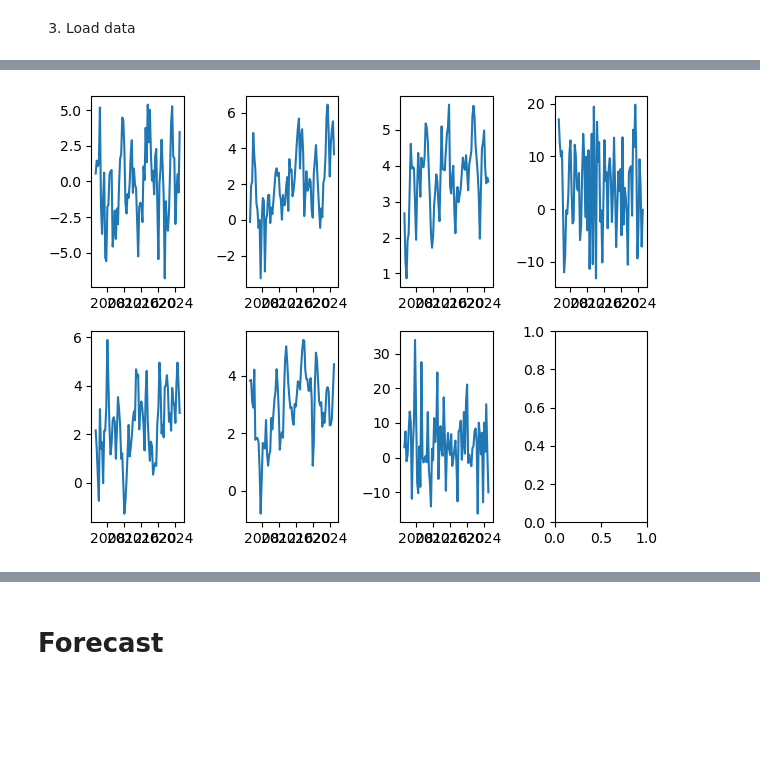
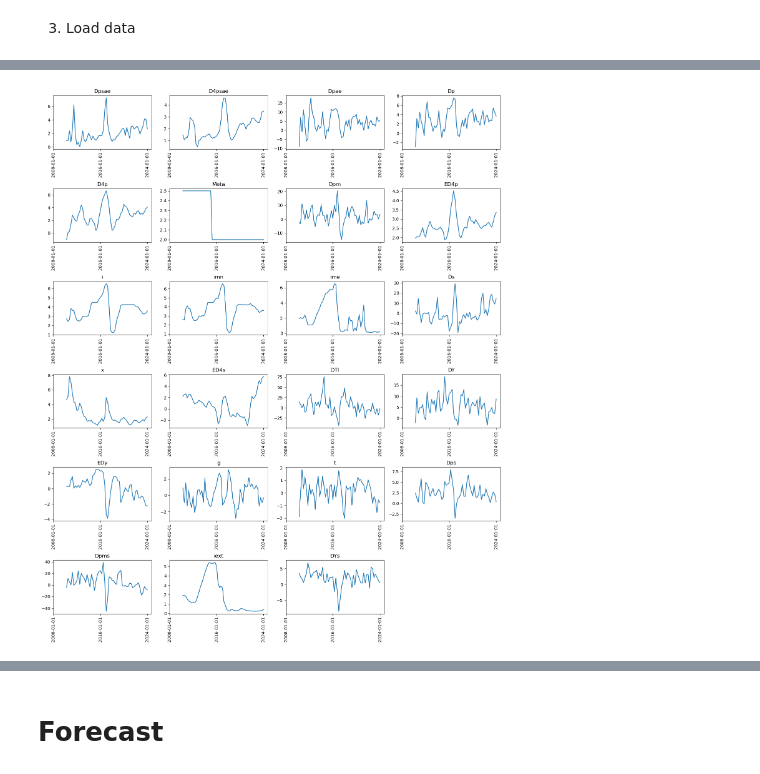
Before and after one commit to patrickcastilla/CUECOPolMon_fork_2, a Jupyter notebook: Main_Forecast.ipynb, the cells around one changed output, grey strips where cells are left out. Cells and saved outputs as stored; diff of their text form; code cells hidden in the pictures; blank space fills up the shorter version.

```diff
--- a/Main_Forecast.ipynb
+++ b/Main_Forecast.ipynb
@@ -75,14 +80,25 @@ DBobs
-# %%
-fig, axs = plt.subplots(2,4)
-axs[0,0].plot(DBobs.index, DBobs["Ds"], linestyle='-')
-axs[0,1].plot(DBobs.index, DBobs["Dp"],  linestyle='-')
-axs[0,2].plot(DBobs.index, DBobs["i"],  linestyle='-')
-axs[0,3].plot(DBobs.index, DBobs["DY"],  linestyle='-')
-axs[1,0].plot(DBobs.index, DBobs["Dps"], linestyle='-')
-axs[1,1].plot(DBobs.index, DBobs["iis"], linestyle='-')
-axs[1,2].plot(DBobs.index, DBobs["DYs"],  linestyle='-')
-
-plt.tight_layout()
-plt.show()
-# %% [output]
-[figure, removed]
+# %%
+import math
+
+columns = DBobs.columns
+num_cols = len(columns)
+num_rows = math.ceil(num_cols / 4)
+
+fig, axs = plt.subplots(num_rows, 4, figsize=(15, num_rows * 3))
+
+
+for idx, col in enumerate(columns):
+    row = idx // 4
+    col_idx = idx % 4
+    axs[row, col_idx].plot(DBobs.index, DBobs[col], linestyle='-')
+    axs[row, col_idx].set_title(col)
+    axs[row, col_idx].tick_params(axis='x', rotation = 90)
+    axs[row, col_idx].set_xticks(axs[row, col_idx].get_xticks()[::4])
+
+for idx in range(num_cols, num_rows * 4):
+    fig.delaxes(axs.flatten()[idx])
+
+plt.tight_layout()
+plt.show()
+# %% [output]
+[figure, added]
```
Also changed, not shown: parts of 14 cells of this notebook, 6 other files.
